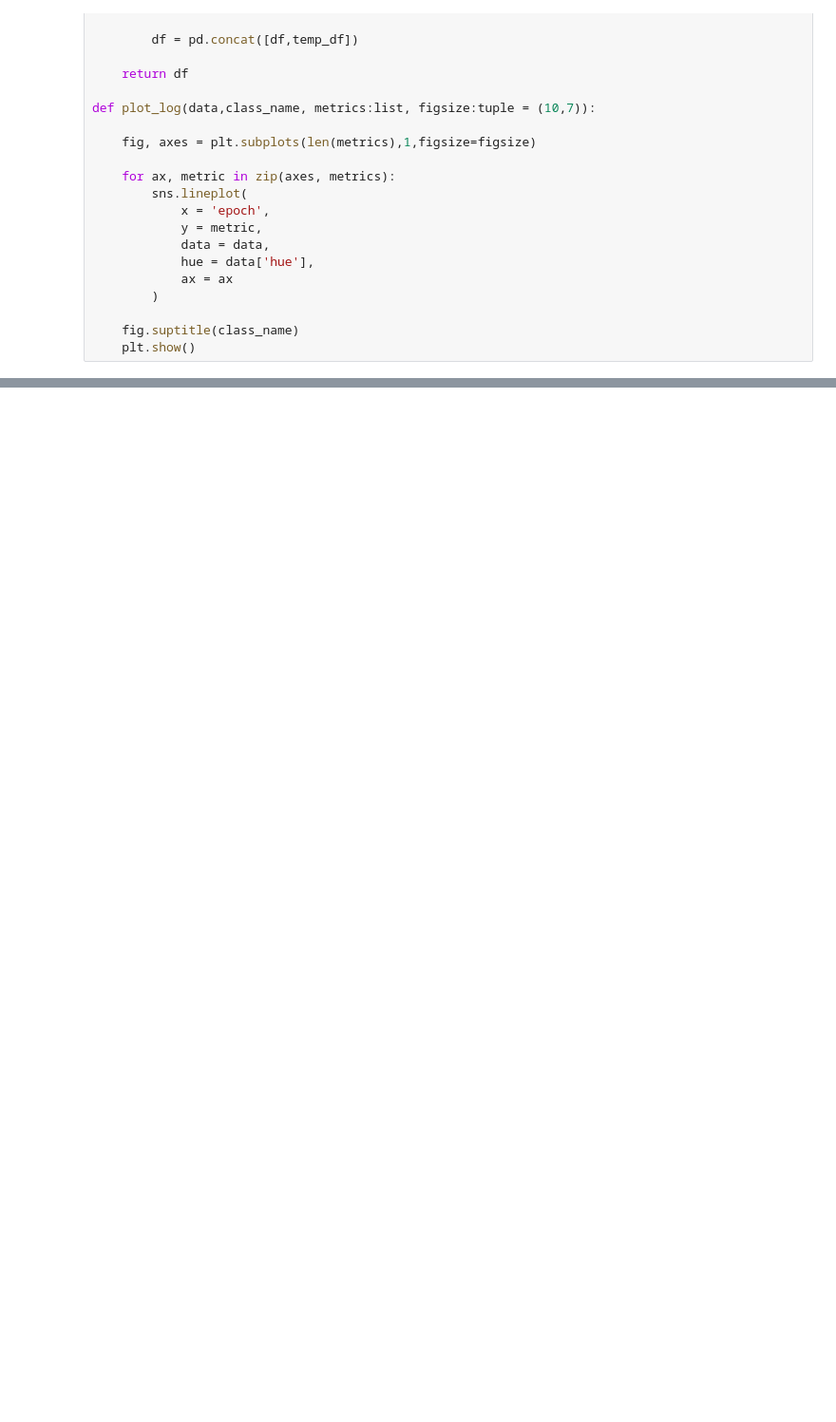
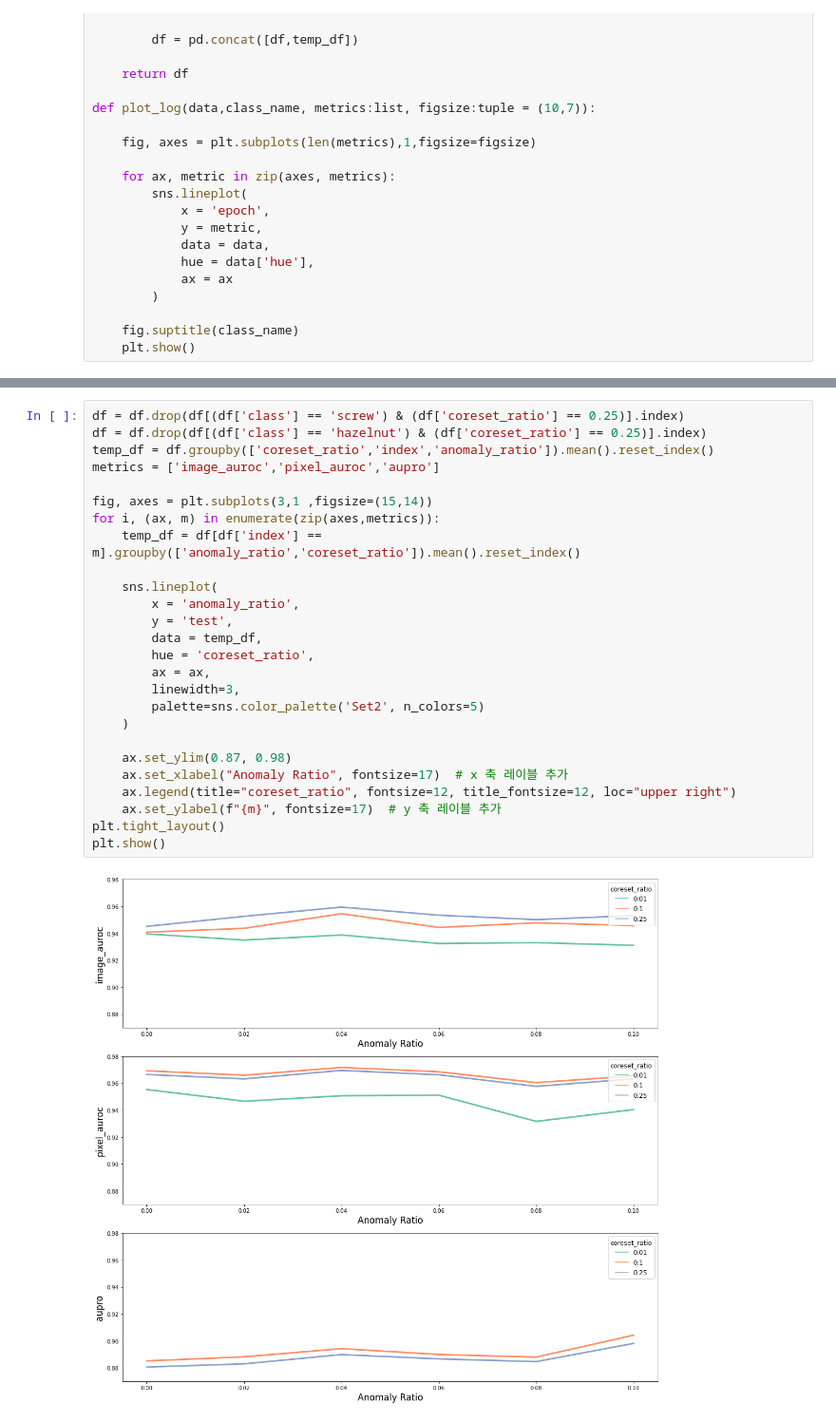
Before and after one commit to crimama/Noisy-Anomaly-Detection-for-Noise-less-train-data-, a Jupyter notebook: working_Evaluation.ipynb, the cells around one changed output, grey strips where cells are left out. Shown at 95% size. Saved outputs shown, nothing was run; the diff lists cells and outputs as text; blank space fills up the shorter version.

```diff
--- a/working_Evaluation.ipynb
+++ b/working_Evaluation.ipynb
@@ -150,0 +195,28 @@ sns.barplot(
+# %%
+df = df.drop(df[(df['class'] == 'screw') & (df['coreset_ratio'] == 0.25)].index)
+df = df.drop(df[(df['class'] == 'hazelnut') & (df['coreset_ratio'] == 0.25)].index)
+temp_df = df.groupby(['coreset_ratio','index','anomaly_ratio']).mean().reset_index()
+metrics = ['image_auroc','pixel_auroc','aupro']
+
+fig, axes = plt.subplots(3,1 ,figsize=(15,14))
+for i, (ax, m) in enumerate(zip(axes,metrics)):
+    temp_df = df[df['index'] == m].groupby(['anomaly_ratio','coreset_ratio']).mean().reset_index()
+
+    sns.lineplot(
+        x = 'anomaly_ratio',
+        y = 'test',
+        data = temp_df,
+        hue = 'coreset_ratio',
+        ax = ax,
+        linewidth=3,
+        palette=sns.color_palette('Set2', n_colors=5)
+    )
+
+    ax.set_ylim(0.87, 0.98)
+    ax.set_xlabel("Anomaly Ratio", fontsize=17)  # x 축 레이블 추가
+    ax.legend(title="coreset_ratio", fontsize=12, title_fontsize=12, loc="upper right")
+    ax.set_ylabel(f"{m}", fontsize=17)  # y 축 레이블 추가
+plt.tight_layout()
+plt.show()
+# %% [output]
+[figure, added]
```
Also changed, not shown: parts of 17 cells of this notebook.
